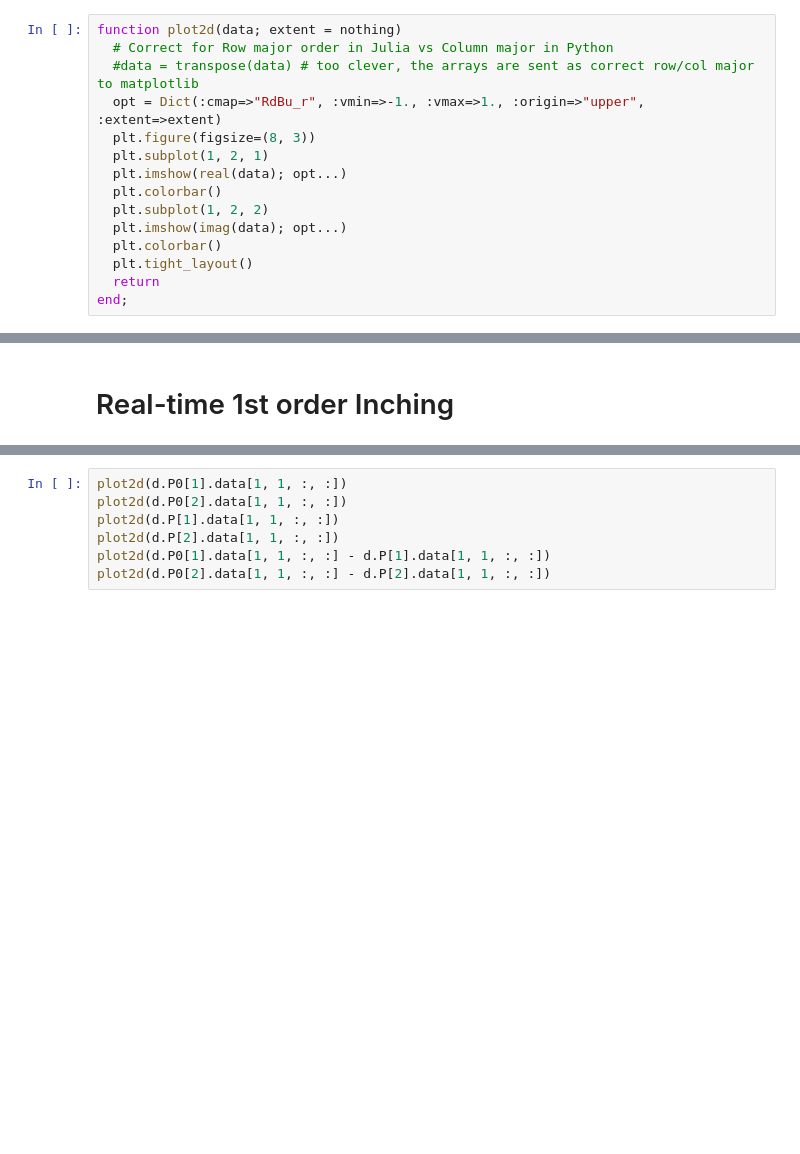
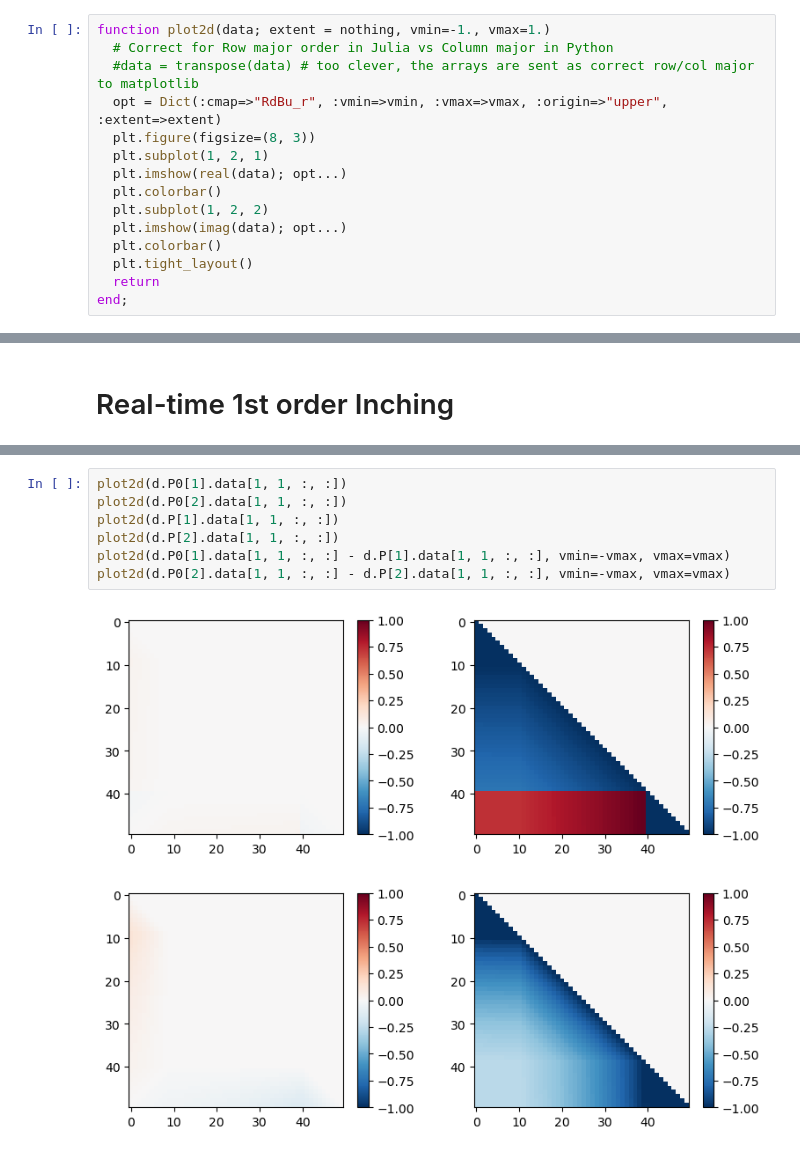
Before and after one commit to krivenko/QInchworm.jl, a Jupyter notebook: experiments/First order inch.ipynb, the cells around one changed output, grey strips where cells are left out. Cells and saved outputs as stored; diff of their text form; blank space fills up the shorter version.

```diff
--- a/experiments/First order inch.ipynb
+++ b/experiments/First order inch.ipynb
@@ -16,8 +17,8 @@ import KeldyshED; op = KeldyshED.Operators;
 # %%
-function plot2d(data; extent = nothing)
+function plot2d(data; extent = nothing, vmin=-1., vmax=1.)
   # Correct for Row major order in Julia vs Column major in Python
   #data = transpose(data) # too clever, the arrays are sent as correct row/col major to matplotlib
-  opt = Dict(:cmap=>"RdBu_r", :vmin=>-1., :vmax=>1., :origin=>"upper", :extent=>extent)
+  opt = Dict(:cmap=>"RdBu_r", :vmin=>vmin, :vmax=>vmax, :origin=>"upper", :extent=>extent)
   plt.figure(figsize=(8, 3))
   plt.subplot(1, 2, 1)
   plt.imshow(real(data); opt...)
@@ -485,7 +525,10 @@ plt.tight_layout()
 # %%
 plot2d(d.P0[1].data[1, 1, :, :])
 plot2d(d.P0[2].data[1, 1, :, :])
 plot2d(d.P[1].data[1, 1, :, :])
 plot2d(d.P[2].data[1, 1, :, :])
-plot2d(d.P0[1].data[1, 1, :, :] - d.P[1].data[1, 1, :, :])
-plot2d(d.P0[2].data[1, 1, :, :] - d.P[2].data[1, 1, :, :])
+plot2d(d.P0[1].data[1, 1, :, :] - d.P[1].data[1, 1, :, :], vmin=-vmax, vmax=vmax)
+plot2d(d.P0[2].data[1, 1, :, :] - d.P[2].data[1, 1, :, :], vmin=-vmax, vmax=vmax)
+# %% [output]
+[figure, added]
+[figure, added]
```
Also changed, not shown: parts of 13 cells of this notebook.
